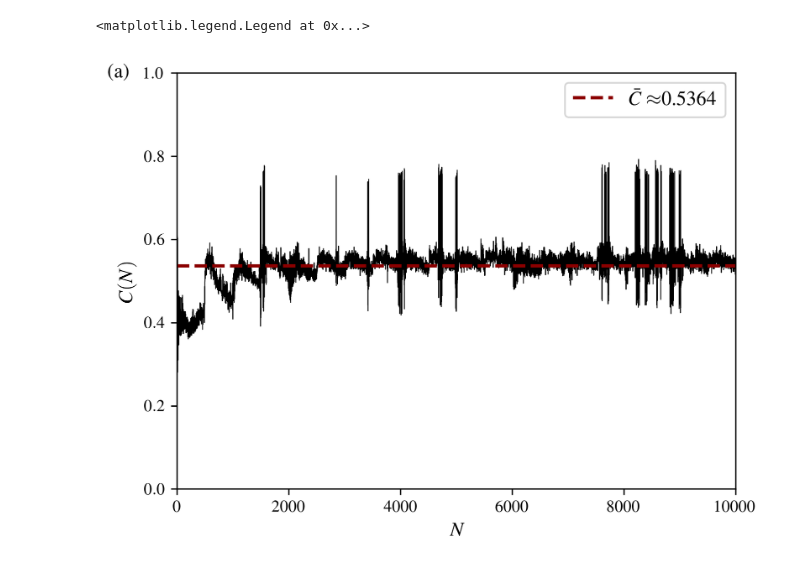
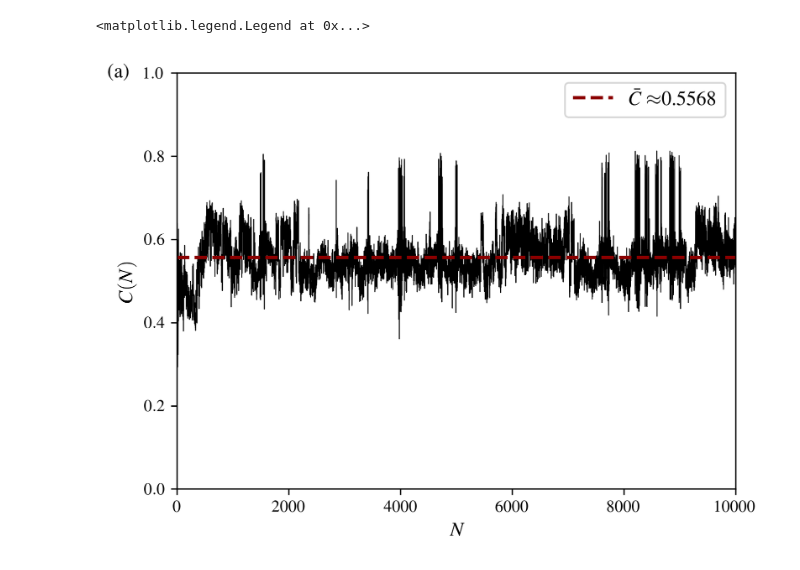
Before and after one commit to Emiliano6754/Correlation-Quantum-Walks, a Jupyter notebook: seed_concurrence.ipynb, the cells around one changed output. Cells and saved outputs as stored; diff of their text form; code cells hidden in the pictures.

```diff
--- a/seed_concurrence.ipynb
+++ b/seed_concurrence.ipynb
@@ -14,7 +14,7 @@ gamma = np.pi/2
 theta = 3 * np.pi/8
 phi = np.pi/2
 # %%
-D = 1001
+D = 101
 p = np.arange(0,D,1)
 sqrt2 = np.sqrt(2)
 w = 2*np.pi/D
@@ -81,18 +81,18 @@ for int_qubit in seed:
     j += 1
 # %%
 t = np.arange(0,T)
-avg = np.average(concurrences)
+avg = np.average(concurrences[1000:])
 fig = plt.figure(figsize=(6,4.5),dpi=300)
 fig.clear()
 ax = fig.subplots()
 fig.text(0.045,0.88, '(a)', horizontalalignment='center', verticalalignment='center', fontsize=12)
 ax.plot(t,concurrences,'k-', lw=0.5)
 ax.set_xlim(0,T)
 ax.set_xlabel(r'$N$',fontsize=12)
 ax.set_ylim(0,1)
 ax.set_ylabel(r'$C(N)$',fontsize=12)
 ax.plot((0,T),(avg,avg),'--', label = r'$\bar{C} \approx $' + str(avg)[:6],lw=2,color="darkred")
 ax.legend(loc='upper right',fontsize=12)
 # %% [output]
 <matplotlib.legend.Legend at 0x...>
-[figure, old version]
+[figure, new version]
```
Also changed, not shown: 15 other files.
